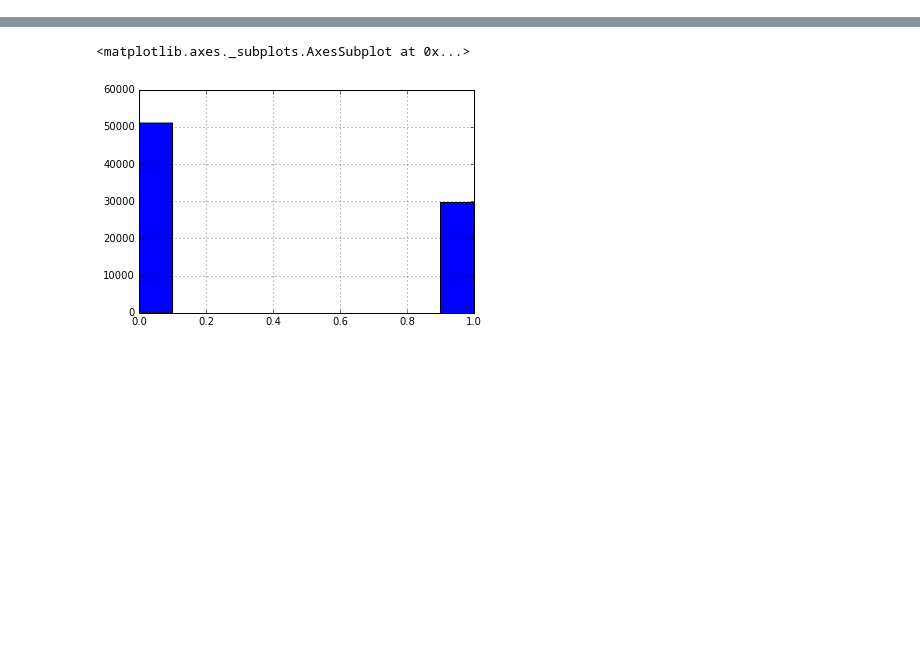
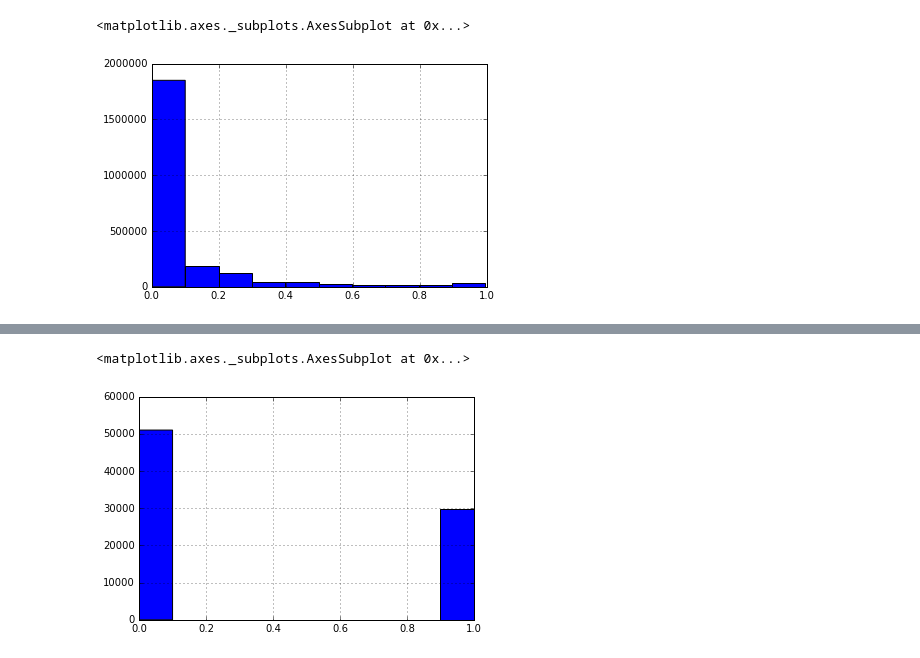
Before and after one commit to tkm2261/kaggle_quora, a Jupyter notebook: protos/Untitled.ipynb, the cells around one changed output, grey strips where cells are left out. Saved outputs shown, nothing was run; the diff lists cells and outputs as text; code cells hidden in the pictures; blank space fills up the shorter version.

```diff
--- a/protos/Untitled.ipynb
+++ b/protos/Untitled.ipynb
@@ -10,0 +12,5 @@ pandas.read_csv('simple_xgb.csv')['is_duplicate'].hist()
+# %%
+pandas.read_csv('submit_clique_dtree_no_cnum.csv')['is_duplicate'].hist()
+# %% [output]
+<matplotlib.axes._subplots.AxesSubplot at 0x...>
+[figure, added]
```
Also changed, not shown: parts of 48 cells of this notebook, 9 other files.
